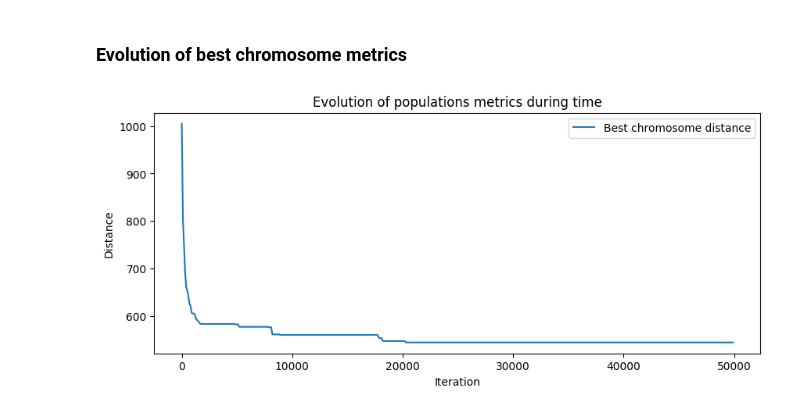
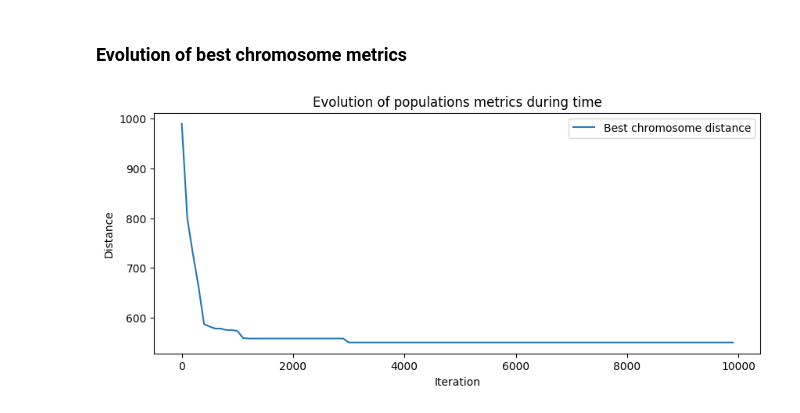
Before and after one commit to corentinlger/Evolutionary-Sport-Pools-Optimizer, a Jupyter notebook: volleyball_pools_optimization.ipynb, the cells around one changed output. Saved outputs shown, nothing was run; the diff lists cells and outputs as text; code cells hidden in the pictures.

```diff
--- a/volleyball_pools_optimization.ipynb
+++ b/volleyball_pools_optimization.ipynb
@@ -31,7 +31,7 @@ real_pools = {
 # %% [markdown]
 ### Creation of an Evolutionnary Pool Optimizer Object
 # %%
-opt = EvoPoolOptimizer(cities_list=cities, nb_pools=6, nb_chromosomes=100)
+opt = EvoPoolOpt(cities_list=cities, nb_pools=6, nb_chromosomes=100)
 # %% [output]
 Downloading existing df_cities.csv
 
@@ -102,0 +62,6 @@ Optimization done in : 0:07:53.825120
+# %%
+num_iterations=10_000
+measurement_step=100
+nb_measures = num_iterations//measurement_step
+
+opt.optimize(num_iterations=num_iterations, measurement_step=measurement_step)
@@ -124,12 +92,12 @@ Total chromosome distance : 544
 # %%
 x = np.arange(0, nb_measures) * measurement_step
 plt.figure(figsize=(10,4))
-plt.plot(x, min_distance, label='Best chromosome distance')
+plt.plot(x, opt.min_distance, label='Best chromosome distance')
 plt.xlabel('Iteration')
 plt.ylabel('Distance')
 plt.legend()
 
 plt.title('Evolution of populations metrics during time')
 plt.show()
 # %% [output]
-[figure, old version]
+[figure, new version]
```
Also changed, not shown: parts of 8 cells of this notebook.
